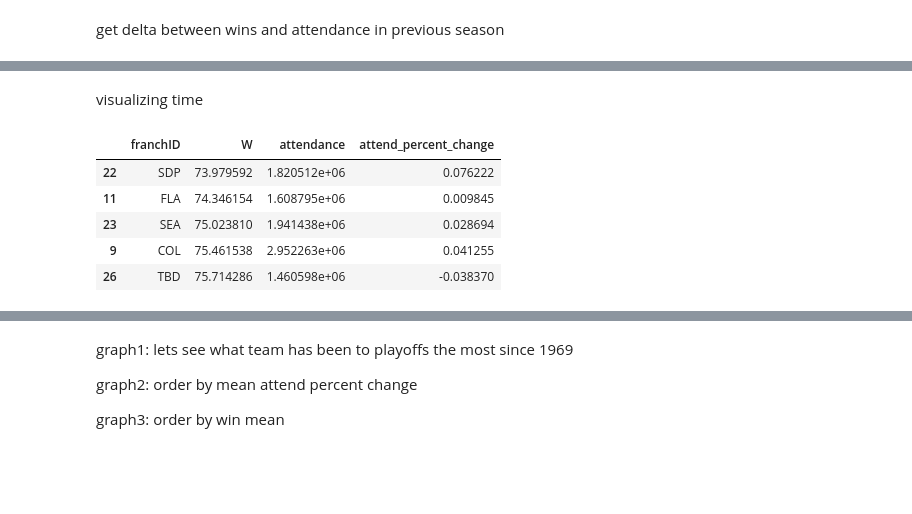
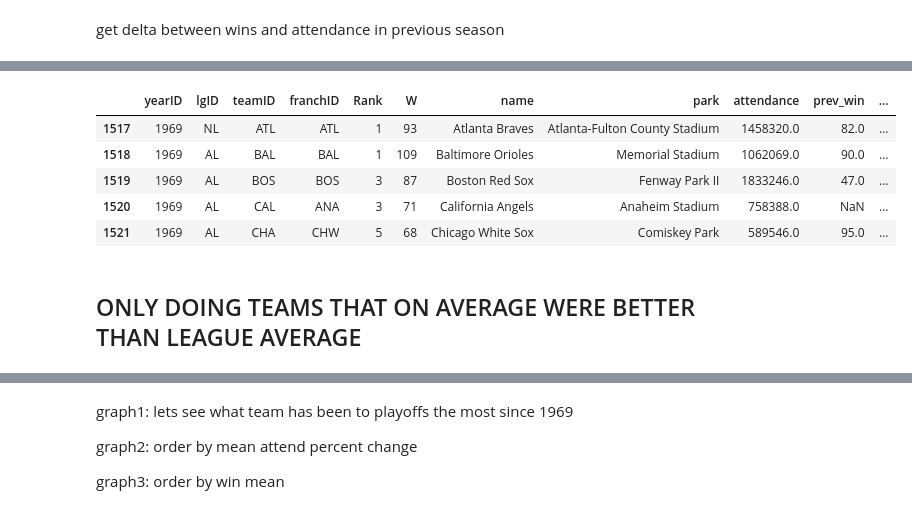
Before and after one commit to alan-flint/MLB-Visualization, a Jupyter notebook: code/rushil_historical_sandbox.ipynb, the cells around one changed output, grey strips where cells are left out. Saved outputs shown, nothing was run; the diff lists cells and outputs as text; code cells hidden in the pictures; blank space fills up the shorter version.

```diff
--- a/code/rushil_historical_sandbox.ipynb
+++ b/code/rushil_historical_sandbox.ipynb
@@ -130,4 +148,2 @@ mean_win_attend.head()
 # %%
 playoff_appear = with_series.loc[with_series.playoff_boolean ==1][['franchID', 'playoff_boolean']].groupby(['franchID']).count().reset_index()
-# %% [markdown]
-visualizing time
@@ -136,9 +150,12 @@ mean_win_attend_1 = mean_win_attend.sort_values(by = 'W')
 # %%
-mean_win_attend_1.head()
+active_teams_df.head()
 # %% [output]
-|  | franchID | W | attendance | attend_percent_change |
-| 22 | SDP | 73.979592 | 1.820512e+06 | 0.076222 |
-| 11 | FLA | 74.346154 | 1.608795e+06 | 0.009845 |
-| 23 | SEA | 75.023810 | 1.941438e+06 | 0.028694 |
-| 9 | COL | 75.461538 | 2.952263e+06 | 0.041255 |
-| 26 | TBD | 75.714286 | 1.460598e+06 | -0.038370 |
+|  | yearID | lgID | teamID | franchID | Rank | W | name | park | attendance | prev_win | ... |
+| 1517 | 1969 | NL | ATL | ATL | 1 | 93 | Atlanta Braves | Atlanta-Fulton County Stadium | 1458320.0 | 82.0 | ... |
+| 1518 | 1969 | AL | BAL | BAL | 1 | 109 | Baltimore Orioles | Memorial Stadium | 1062069.0 | 90.0 | ... |
+| 1519 | 1969 | AL | BOS | BOS | 3 | 87 | Boston Red Sox | Fenway Park II | 1833246.0 | 47.0 | ... |
+| 1520 | 1969 | AL | CAL | ANA | 3 | 71 | California Angels | Anaheim Stadium | 758388.0 | NaN | ... |
+| 1521 | 1969 | AL | CHA | CHW | 5 | 68 | Chicago White Sox | Comiskey Park | 589546.0 | 95.0 | ... |
+# %% [markdown]
+ONLY DOING TEAMS THAT ON AVERAGE WERE BETTER THAN LEAGUE AVERAGE
+---
```
Also changed, not shown: parts of 33 cells of this notebook.
